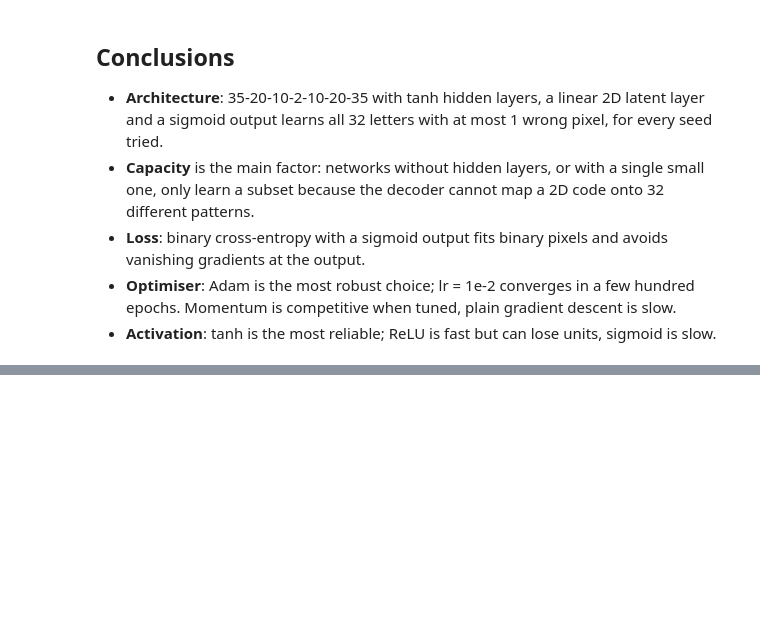
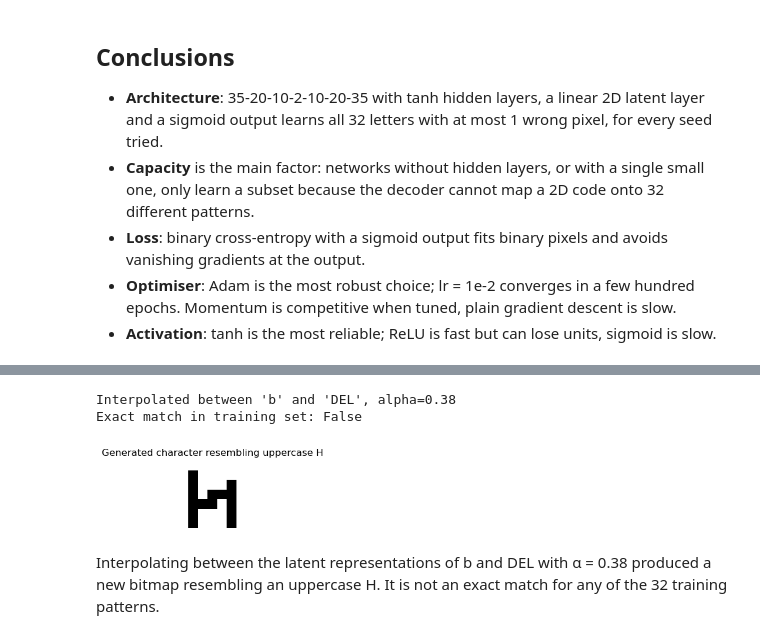
Before and after one commit to MikaITBA/72.27-Delivery-5, a Jupyter notebook: notebooks/01_autoencoder_architecture.ipynb, the cells around one changed output, grey strips where cells are left out. Drawn from its saved outputs; the diff is of its cells as text; code cells hidden in the pictures; blank space fills up the shorter version.

```diff
--- a/notebooks/01_autoencoder_architecture.ipynb
+++ b/notebooks/01_autoencoder_architecture.ipynb
@@ -187,0 +266,34 @@ The small decoder can only produce a few "prototype" shapes: it maps the 2D code
+# %%
+target_A = np.array([
+    [0, 1, 1, 1, 0],
+    [1, 0, 0, 0, 1],
+    [1, 0, 0, 0, 1],
+    [1, 1, 1, 1, 1],
+    [1, 0, 0, 0, 1],
+    [1, 0, 0, 0, 1],
+    [1, 0, 0, 0, 1],
+]).ravel()
+
+distances = [
+    np.sum(image != target_A)
+    for image, _, _, _ in candidates
+]
+
+best_index = int(np.argmin(distances))
+image, char_a, char_b, alpha = candidates[best_index]
+
+image, char_a, char_b, alpha = candidates[best_index]
+
+is_in_training = np.any(
+    np.all(X.astype(int) == image, axis=1)
+)
+
+show_letters(image, titles=["Generated character resembling uppercase H"])
+print(f"Interpolated between {char_a!r} and {char_b!r}, alpha={alpha:.2f}")
+print(f"Exact match in training set: {is_in_training}")
+# %% [output]
+Interpolated between 'b' and 'DEL', alpha=0.38
+Exact match in training set: False
+[figure, added]
+# %% [markdown]
+Interpolating between the latent representations of b and DEL with α = 0.38 produced a new bitmap resembling an uppercase H. It is not an exact match for any of the 32 training patterns.
```
Also changed, not shown: parts of 11 cells of this notebook.
